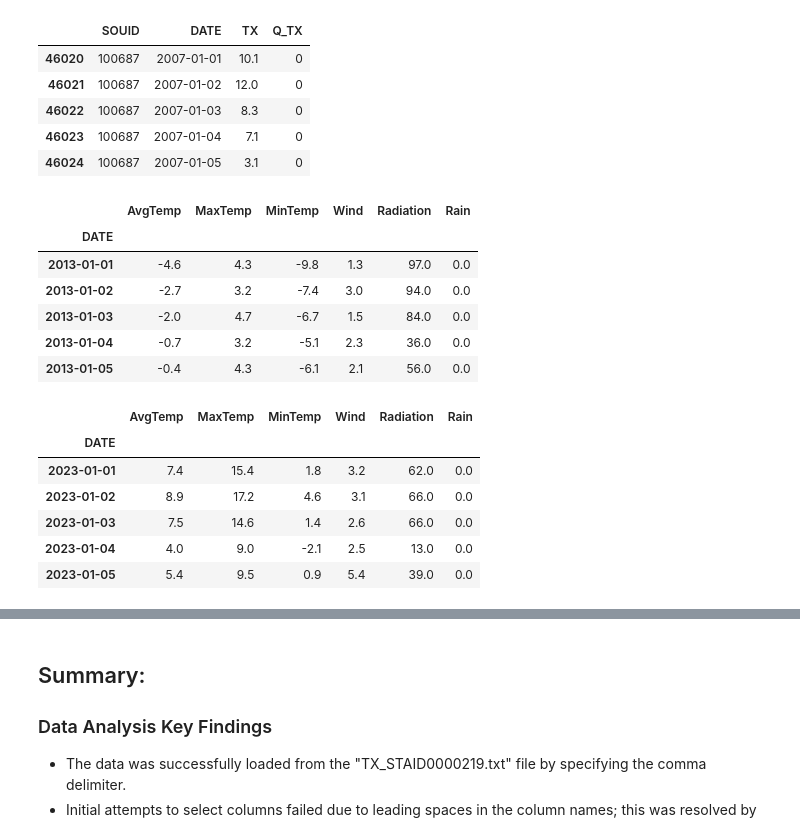
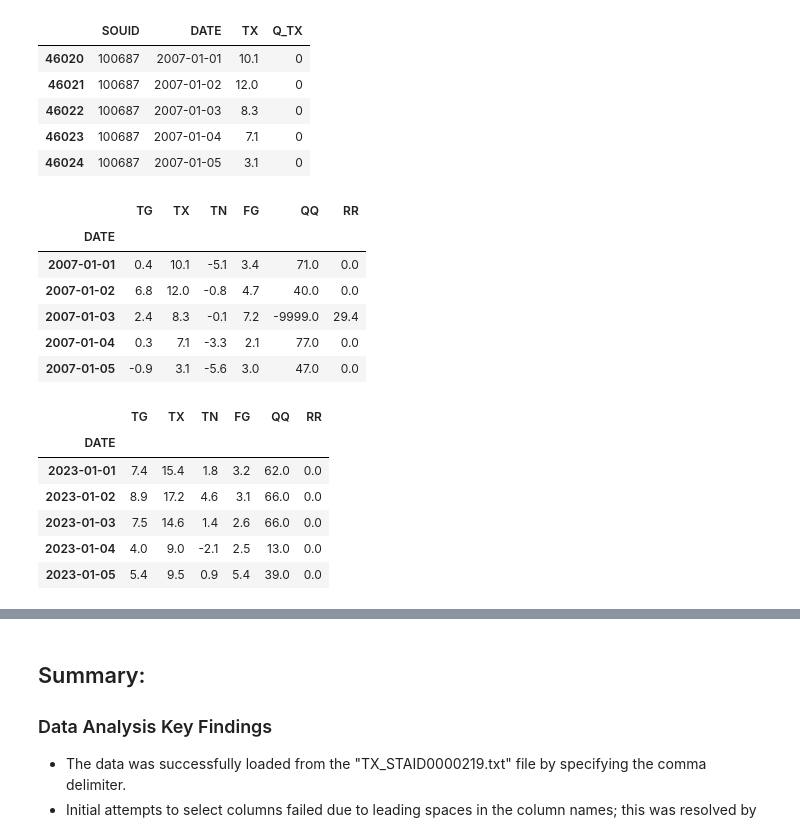
Before and after one commit to remussamoila/Electricity_forecast_for_prosumers, a Jupyter notebook: notebooks/01_data_cleaning.ipynb, the cells around one changed output, grey strips where cells are left out. Saved outputs shown, nothing was run; the diff lists cells and outputs as text; code cells hidden in the pictures.

```diff
--- a/notebooks/01_data_cleaning.ipynb
+++ b/notebooks/01_data_cleaning.ipynb
@@ -436,57 +426,56 @@ See the caveats in the documentation: https://pandas.pydata.org/pandas-docs/stab
 # %%
 import pandas as pd
 from functools import reduce
-import os
 
-# Define station and variables
-weather_path = "drive/MyDrive/ECA"
-station = "000219"
+folder = "drive/MyDrive/ECA"
 weather_vars = {
-    "TG": "AvgTemp",
-    "TX": "MaxTemp",
-    "TN": "MinTemp",
-    "FG": "Wind",
-    "QQ": "Radiation",
-    "RR": "Rain"
+    "TG": ["SOUID", "DATE", "TG", "Q_TG"],
+    "TX": ["SOUID", "DATE", "TX", "Q_TX"],
+    "TN": ["SOUID", "DATE", "TN", "Q_TN"],
+    "FG": ["SOUID", "DATE", "FG", "Q_FG"],
+    "QQ": ["SOUID", "DATE", "QQ", "Q_QQ"],
+    "RR": ["SOUID", "DATE", "RR", "Q_RR"]
 }
 
-dfs = []
+weather_dfs = []
 
-for prefix, new_name in weather_vars.items():
-    filepath = os.path.join(weather_path, f"{prefix}_STAID{station}.txt")
+for prefix, cols in weather_vars.items():
+    filepath = f"{folder}/{prefix}_STAID000219.txt"
     try:
-        df = pd.read_csv(filepath, skiprows=20, names=["SOUID", "DATE", prefix, f"Q_{prefix}"], sep=",")
-        df = df[df[prefix] != -9999]  # remove missing values
+        df = pd.read_csv(filepath, skiprows=20, sep=",", names=cols, engine="python")
+        df = df[df["DATE"].astype(str).str.match(r"^\d{8}$")]  # keep only valid date rows
         df["DATE"] = pd.to_datetime(df["DATE"], format="%Y%m%d")
-        if prefix in ["TG", "TX", "TN", "FG", "RR"]:
-            df[prefix] = df[prefix] / 10.0  # convert from tenths
-        df = df[["DATE", prefix]].rename(columns={prefix: new_name})
-        dfs.append(df.set_index("DATE"))
+        df = df[["DATE", cols[2]]]
+        if cols[2] in ["TG", "TX", "TN", "FG", "RR"]:
+            df[cols[2]] = df[cols[2]] / 10.0
+        weather_dfs.append(df.set_index("DATE"))
     except Exception as e:
-        print(f"Error reading {filepath}: {e}")
+        print(f"❌ Error reading {filepath}: {e}")
 
-# Merge all variables
-df_weather = reduce(lambda l, r: pd.merge(l, r, left_index=True, right_index=True, how="outer"), dfs)
+# Merge all valid weather DataFrames
+df_weather = reduce(lambda left, right: pd.merge(left, right, left_index=True, right_index=True, how="outer"), weather_dfs)
+df_weather.sort_index().tail()
 
-# Filter years
-df_weather = df_weather.loc["2013-01-01":"2025-12-31"]
+# Keep only weather data from 2007 to 2025
+df_weather = df_weather.loc["2007-01-01":"2025-12-31"]
 
-# Drop rows with any missing values
+# Optional: drop rows with any missing values
 df_weather = df_weather.dropna()
 
+# Preview final result
 df_weather.head()
 # %% [output]
-|  | AvgTemp | MaxTemp | MinTemp | Wind | Radiation | Rain |
+|  | TG | TX | TN | FG | QQ | RR |
 | DATE |  |  |  |  |  |  |
-| 2013-01-01 | -4.6 | 4.3 | -9.8 | 1.3 | 97.0 | 0.0 |
-| 2013-01-02 | -2.7 | 3.2 | -7.4 | 3.0 | 94.0 | 0.0 |
-| 2013-01-03 | -2.0 | 4.7 | -6.7 | 1.5 | 84.0 | 0.0 |
-| 2013-01-04 | -0.7 | 3.2 | -5.1 | 2.3 | 36.0 | 0.0 |
-| 2013-01-05 | -0.4 | 4.3 | -6.1 | 2.1 | 56.0 | 0.0 |
+| 2007-01-01 | 0.4 | 10.1 | -5.1 | 3.4 | 71.0 | 0.0 |
+| 2007-01-02 | 6.8 | 12.0 | -0.8 | 4.7 | 40.0 | 0.0 |
+| 2007-01-03 | 2.4 | 8.3 | -0.1 | 7.2 | -9999.0 | 29.4 |
+| 2007-01-04 | 0.3 | 7.1 | -3.3 | 2.1 | 77.0 | 0.0 |
+| 2007-01-05 | -0.9 | 3.1 | -5.6 | 3.0 | 47.0 | 0.0 |
 # %%
 df_weather["2023-01":"2023-12"].head()
 # %% [output]
-|  | AvgTemp | MaxTemp | MinTemp | Wind | Radiation | Rain |
+|  | TG | TX | TN | FG | QQ | RR |
 | DATE |  |  |  |  |  |  |
 | 2023-01-01 | 7.4 | 15.4 | 1.8 | 3.2 | 62.0 | 0.0 |
 | 2023-01-02 | 8.9 | 17.2 | 4.6 | 3.1 | 66.0 | 0.0 |
```
Also changed, not shown: parts of 27 cells of this notebook.
